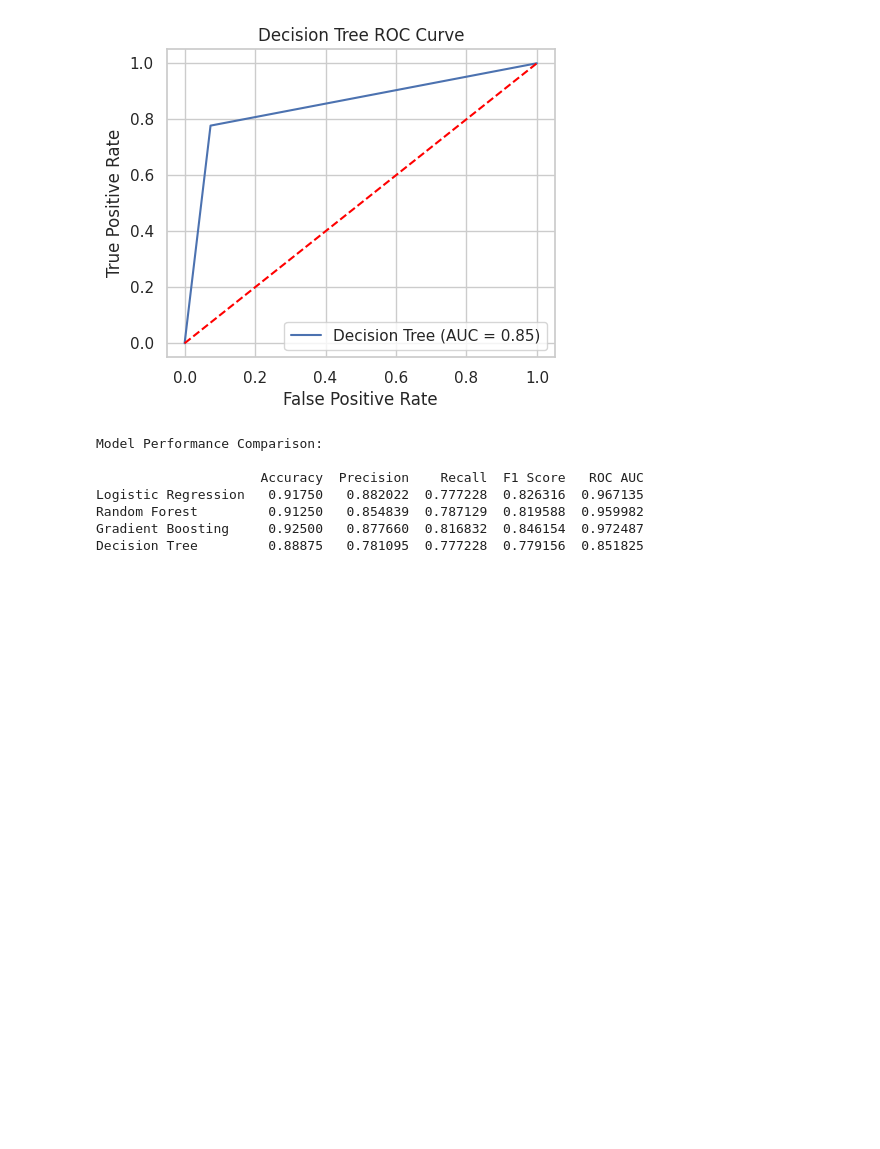
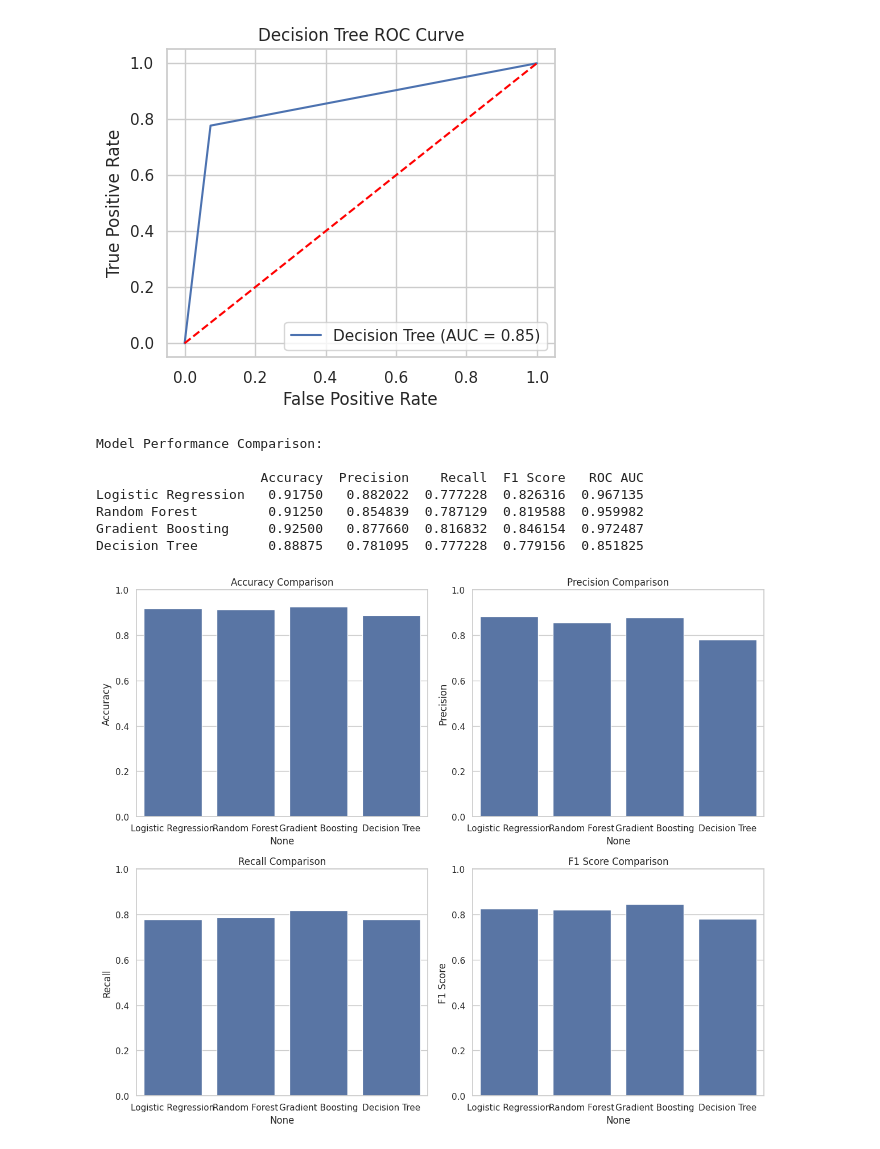
Before and after one commit to bhutto17/Fitness-Center-Retention-Analysis, a Jupyter notebook: Fitness_Center_Retention_Analysis.ipynb, the cells around one changed output. Drawn from its saved outputs; the diff is of its cells as text; code cells hidden in the pictures; blank space fills up the shorter version.

```diff
--- a/Fitness_Center_Retention_Analysis.ipynb
+++ b/Fitness_Center_Retention_Analysis.ipynb
@@ -627,3 +627,15 @@ Logistic Regression   0.91750   0.882022  0.777228  0.826316  0.967135
 Random Forest         0.91250   0.854839  0.787129  0.819588  0.959982
 Gradient Boosting     0.92500   0.877660  0.816832  0.846154  0.972487
 Decision Tree         0.88875   0.781095  0.777228  0.779156  0.851825
+# %%
+fig, ax = plt.subplots(2, 2, figsize=(12, 10))
+metrics = ['Accuracy', 'Precision', 'Recall', 'F1 Score']
+for i, metric in enumerate(metrics):
+    sns.barplot(x=performance_df.index, y=performance_df[metric], ax=ax[i//2, i%2])
+    ax[i//2, i%2].set_title(f"{metric} Comparison")
+    ax[i//2, i%2].set_ylim(0, 1)
+
+plt.tight_layout()
+plt.show()
+# %% [output]
+[figure, added]
```
Also changed, not shown: parts of 3 cells of this notebook.
